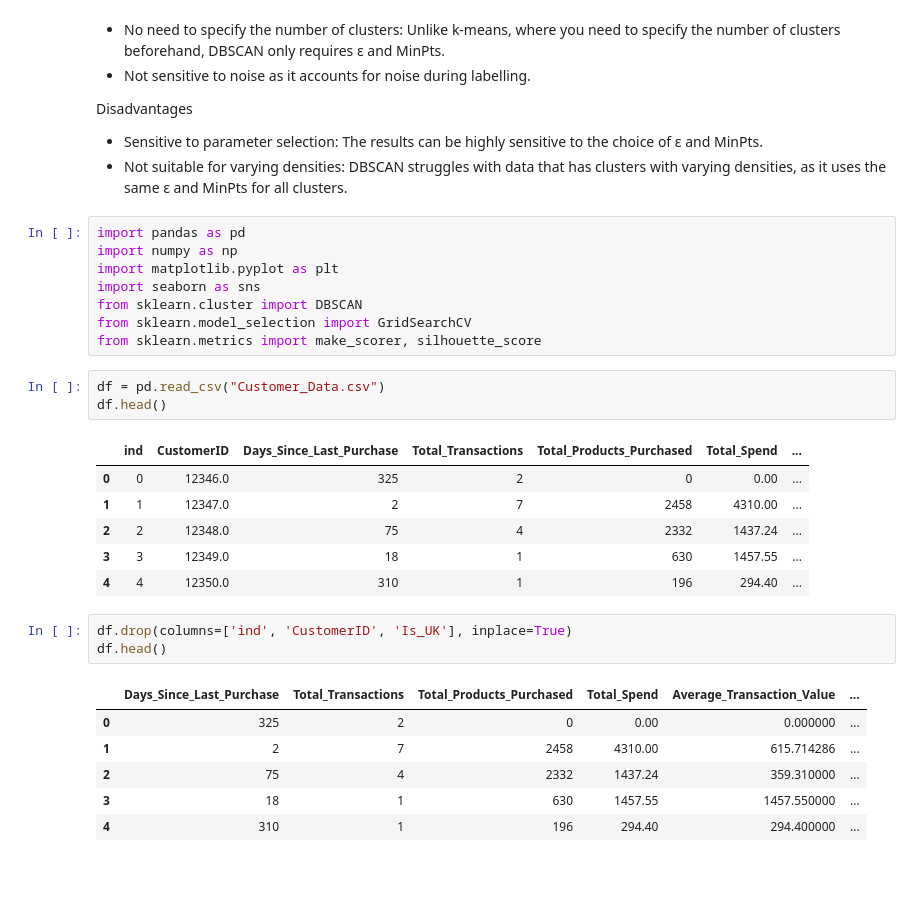
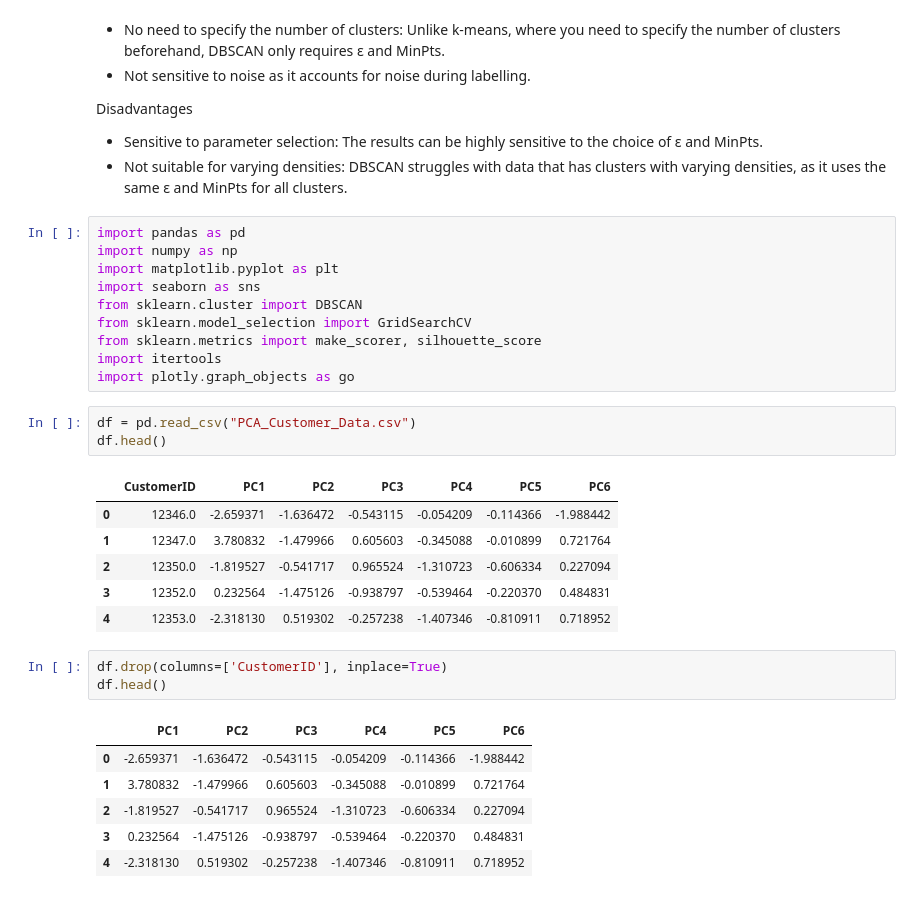
Before and after one commit to spartny/customer-segmentation, a Jupyter notebook: DBSCAN.ipynb, the cells around one changed output. Drawn from its saved outputs; the diff is of its cells as text.

```diff
--- a/DBSCAN.ipynb
+++ b/DBSCAN.ipynb
@@ -24,23 +24,25 @@ import seaborn as sns
 from sklearn.cluster import DBSCAN
 from sklearn.model_selection import GridSearchCV
 from sklearn.metrics import make_scorer, silhouette_score
+import itertools
+import plotly.graph_objects as go
 # %%
-df = pd.read_csv("Customer_Data.csv")
+df = pd.read_csv("PCA_Customer_Data.csv")
 df.head()
 # %% [output]
-|  | ind | CustomerID | Days_Since_Last_Purchase | Total_Transactions | Total_Products_Purchased | Total_Spend | ... |
-| 0 | 0 | 12346.0 | 325 | 2 | 0 | 0.00 | ... |
-| 1 | 1 | 12347.0 | 2 | 7 | 2458 | 4310.00 | ... |
-| 2 | 2 | 12348.0 | 75 | 4 | 2332 | 1437.24 | ... |
-| 3 | 3 | 12349.0 | 18 | 1 | 630 | 1457.55 | ... |
-| 4 | 4 | 12350.0 | 310 | 1 | 196 | 294.40 | ... |
+|  | CustomerID | PC1 | PC2 | PC3 | PC4 | PC5 | PC6 |
+| 0 | 12346.0 | -2.659371 | -1.636472 | -0.543115 | -0.054209 | -0.114366 | -1.988442 |
+| 1 | 12347.0 | 3.780832 | -1.479966 | 0.605603 | -0.345088 | -0.010899 | 0.721764 |
+| 2 | 12350.0 | -1.819527 | -0.541717 | 0.965524 | -1.310723 | -0.606334 | 0.227094 |
+| 3 | 12352.0 | 0.232564 | -1.475126 | -0.938797 | -0.539464 | -0.220370 | 0.484831 |
+| 4 | 12353.0 | -2.318130 | 0.519302 | -0.257238 | -1.407346 | -0.810911 | 0.718952 |
 # %%
-df.drop(columns=['ind', 'CustomerID', 'Is_UK'], inplace=True)
+df.drop(columns=['CustomerID'], inplace=True)
 df.head()
 # %% [output]
-|  | Days_Since_Last_Purchase | Total_Transactions | Total_Products_Purchased | Total_Spend | Average_Transaction_Value | ... |
-| 0 | 325 | 2 | 0 | 0.00 | 0.000000 | ... |
-| 1 | 2 | 7 | 2458 | 4310.00 | 615.714286 | ... |
-| 2 | 75 | 4 | 2332 | 1437.24 | 359.310000 | ... |
-| 3 | 18 | 1 | 630 | 1457.55 | 1457.550000 | ... |
-| 4 | 310 | 1 | 196 | 294.40 | 294.400000 | ... |
+|  | PC1 | PC2 | PC3 | PC4 | PC5 | PC6 |
+| 0 | -2.659371 | -1.636472 | -0.543115 | -0.054209 | -0.114366 | -1.988442 |
+| 1 | 3.780832 | -1.479966 | 0.605603 | -0.345088 | -0.010899 | 0.721764 |
+| 2 | -1.819527 | -0.541717 | 0.965524 | -1.310723 | -0.606334 | 0.227094 |
+| 3 | 0.232564 | -1.475126 | -0.938797 | -0.539464 | -0.220370 | 0.484831 |
+| 4 | -2.318130 | 0.519302 | -0.257238 | -1.407346 | -0.810911 | 0.718952 |
```
Also changed, not shown: parts of 13 cells of this notebook, 2 other files.
